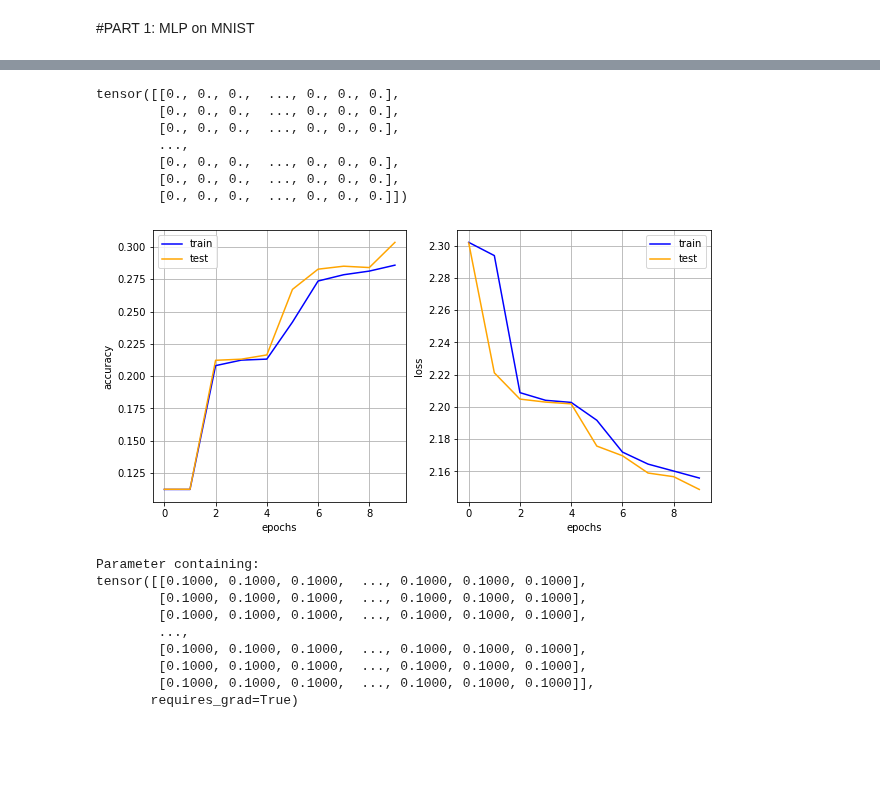
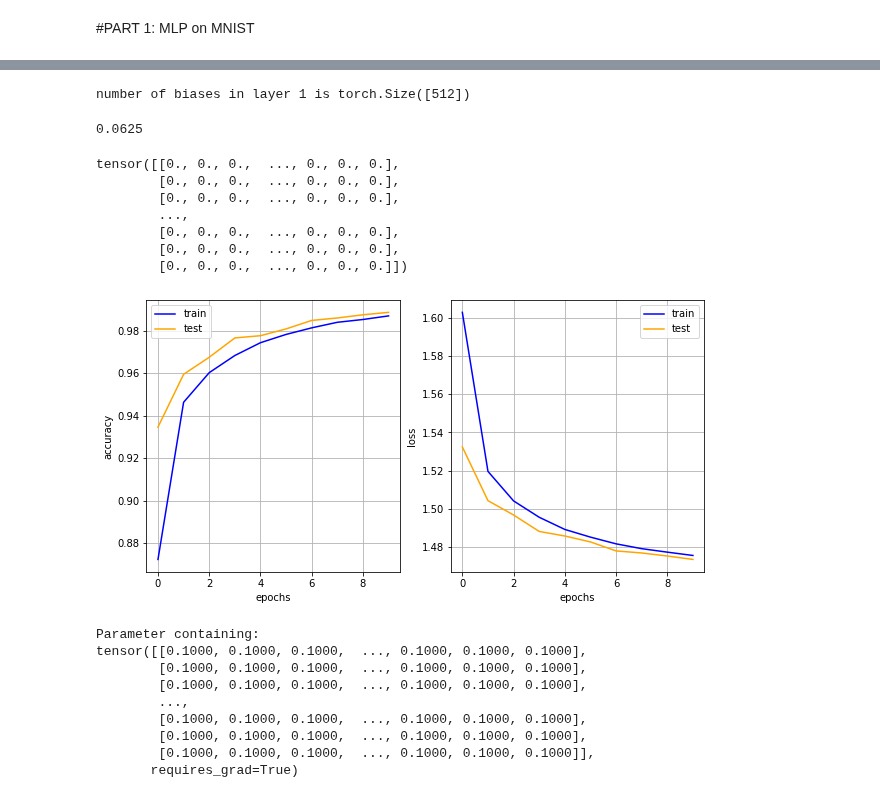
Before and after one commit to Beh-noush/General-Python, a Jupyter notebook: MLP_and_conv_deepnets.ipynb, the cells around one changed output, grey strips where cells are left out. Cells and saved outputs as stored; diff of their text form; code cells hidden in the pictures; blank space fills up the shorter version.

```diff
--- a/MLP_and_conv_deepnets.ipynb
+++ b/MLP_and_conv_deepnets.ipynb
@@ -60,9 +76,9 @@ def train_nn(nn_model, loss, optimizer, train_loader, valid_loader, epochs, full
   acc_list_test = []
   loss_list_test = []
   num_batches_train=len(train_loader)
-  print(num_batches_train)
+  # print(num_batches_train)
   num_batches_valid=len(valid_loader)
-  print(num_batches_valid)
+  # print(num_batches_valid)
   for e in tqdm(range(epochs)):
     model_loss = 0
     model_acc = 0
@@ -81,8 +97,8 @@ def train_nn(nn_model, loss, optimizer, train_loader, valid_loader, epochs, full
       model_acc += batch_acc
 
       batch_loss.backward()
-      if e==1:
-        print(nn_model.out.weight.grad)
+      # if e==1:
+        # print(nn_model.out.weight.grad)
       optimizer.step()
       optimizer.zero_grad()
 
@@ -110,6 +126,7 @@ def train_nn(nn_model, loss, optimizer, train_loader, valid_loader, epochs, full
   return (acc_list_train, loss_list_train, acc_list_test, loss_list_test)
 # %%
 #A mlp with three hidden layers of sizes 1000, 1500, 800
+#Also, I am trying Kaiming(He) initialization.
 class MLP(nn.Module):
   def __init__(self, hidden_1, hidden_2):#, hidden_3):
     super(MLP,self).__init__()
@@ -117,9 +134,13 @@ class MLP(nn.Module):
     self.hidden_1, self.hidden_2 = hidden_1, hidden_2
     #self.normalized_input = nn.BatchNorm1d(28*28)
     self.fc1 = nn.Linear(784, self.hidden_1)
+    nn.init.kaiming_normal_(self.fc1.weight)
     self.fc2 = nn.Linear(self.hidden_1, self.hidden_2)
+    nn.init.kaiming_normal_(self.fc2.weight)
+
  #   self.fc3 = nn.Linear(self.hidden_2, self.hidden_3)
     self.out = nn.Linear(self.hidden_2, 10)
+    nn.init.kaiming_normal_(self.out.weight)
 
   def forward(self,x):
     #x = self.normalized_input(x)
@@ -134,3 +159,11 @@ test_model = MLP(512,128)
+# %%
+print(f"number of biases in layer 1 is {test_model.fc1.bias.shape}")
+# %% [output]
+number of biases in layer 1 is torch.Size([512])
+# %%
+(2/512)**(.5)
+# %% [output]
+0.0625
 # %%
 #A small experiment with zero initialization for weights. We see that the NN still learns, just much slower. But, when I initialize weights to .1
 #the neural net learns almost nothing over these ten epochs. Maybe because .1 is too big, but how a big weight initialization is problematic with
@@ -156,9 +189,9 @@ loss = nn.CrossEntropyLoss()
 acc_list_train, loss_list_train, acc_list_test, loss_list_test = train_nn(mlp_model, loss, optimizer, mnist_train_loader, mnist_valid_loader, epochs, fully_connected = True)
 # %%
 #Plot the results for MLP with uniform weights and bias initialization!
-plot_results(acc_list_train, acc_list_test, [loss_train.detach() for loss_train in loss_list_train], [loss_test.detach() for loss_test in loss_list_test])
+plot_results([train_acc.cpu() for train_acc in acc_list_train], [test_acc.cpu() for test_acc in acc_list_test], [loss_train.detach().cpu() for loss_train in loss_list_train], [loss_test.detach().cpu() for loss_test in loss_list_test])
 # %% [output]
-[figure, old version]
+[figure, new version]
 # %%
 mlp_model.out.weight
 # %%
```
Also changed, not shown: parts of 22 cells of this notebook.
